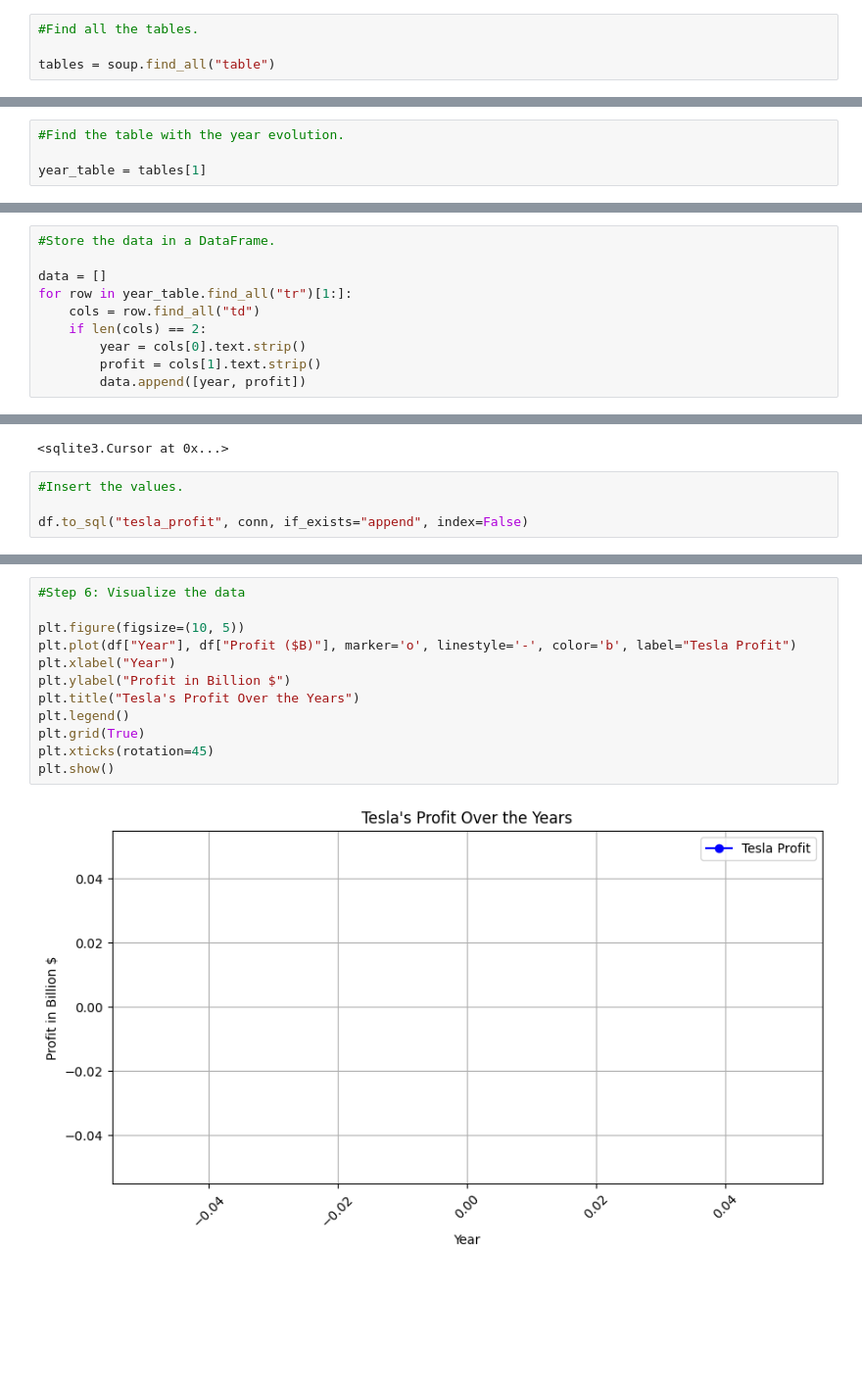
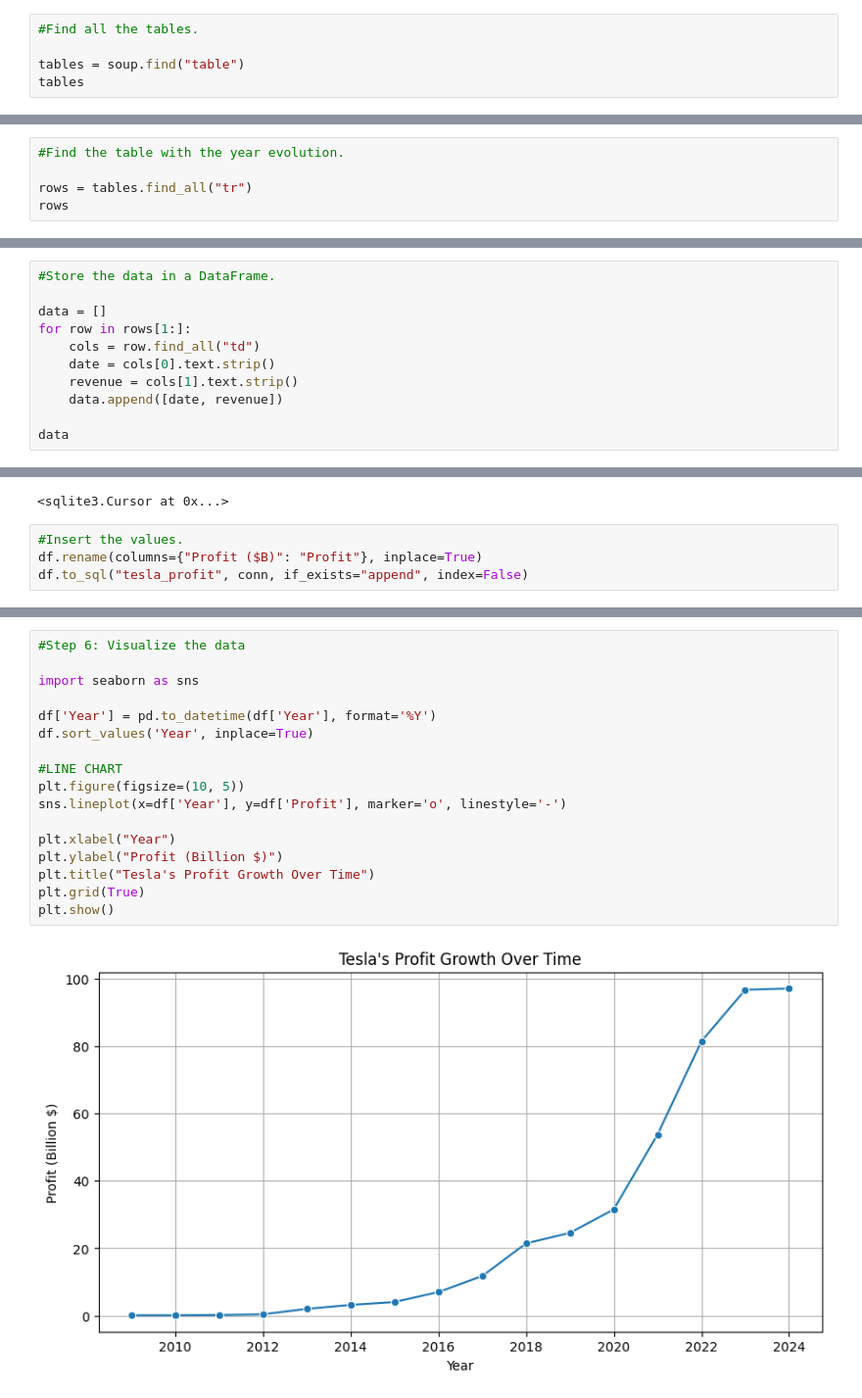
Before and after one commit to 4GeeksAcademy/web-scraping-project-tutorial-kr, a Jupyter notebook: src/Project.ipynb, the cells around one changed output, grey strips where cells are left out. Shown at 98% size. Cells and saved outputs as stored; diff of their text form; blank space fills up the shorter version.

```diff
--- a/src/Project.ipynb
+++ b/src/Project.ipynb
@@ -64,4 +57,5 @@ if response:
 # %%
 #Find all the tables.
 
-tables = soup.find_all("table")
+tables = soup.find("table")
+tables
@@ -68,4 +74,5 @@ tables = soup.find_all("table")
 # %%
 #Find the table with the year evolution.
 
-year_table = tables[1]
+rows = tables.find_all("tr")
+rows
@@ -73,9 +98,10 @@ year_table = tables[1]
 #Store the data in a DataFrame.
 
 data = []
-for row in year_table.find_all("tr")[1:]:
+for row in rows[1:]:
     cols = row.find_all("td")
-    if len(cols) == 2:
-        year = cols[0].text.strip()
-        profit = cols[1].text.strip()
-        data.append([year, profit])
+    date = cols[0].text.strip()
+    revenue = cols[1].text.strip()
+    data.append([date, revenue])
+
+data
@@ -105,6 +185,6 @@ CREATE TABLE tesla_profit (
 <sqlite3.Cursor at 0x...>
 # %%
 #Insert the values.
-
+df.rename(columns={"Profit ($B)": "Profit"}, inplace=True)
 df.to_sql("tesla_profit", conn, if_exists="append", index=False)
 # %% [output]
@@ -116,14 +197,19 @@ conn.commit()
 # %%
 #Step 6: Visualize the data
 
+import seaborn as sns
+
+df['Year'] = pd.to_datetime(df['Year'], format='%Y')
+df.sort_values('Year', inplace=True)
+
+#LINE CHART
 plt.figure(figsize=(10, 5))
-plt.plot(df["Year"], df["Profit ($B)"], marker='o', linestyle='-', color='b', label="Tesla Profit")
+sns.lineplot(x=df['Year'], y=df['Profit'], marker='o', linestyle='-')
+
 plt.xlabel("Year")
-plt.ylabel("Profit in Billion $")
-plt.title("Tesla's Profit Over the Years")
-plt.legend()
+plt.ylabel("Profit (Billion $)")
+plt.title("Tesla's Profit Growth Over Time")
 plt.grid(True)
-plt.xticks(rotation=45)
 plt.show()
 # %% [output]
-[figure, old version]
+[figure, new version]
```
Also changed, not shown: parts of 14 cells of this notebook, 1 other file.
